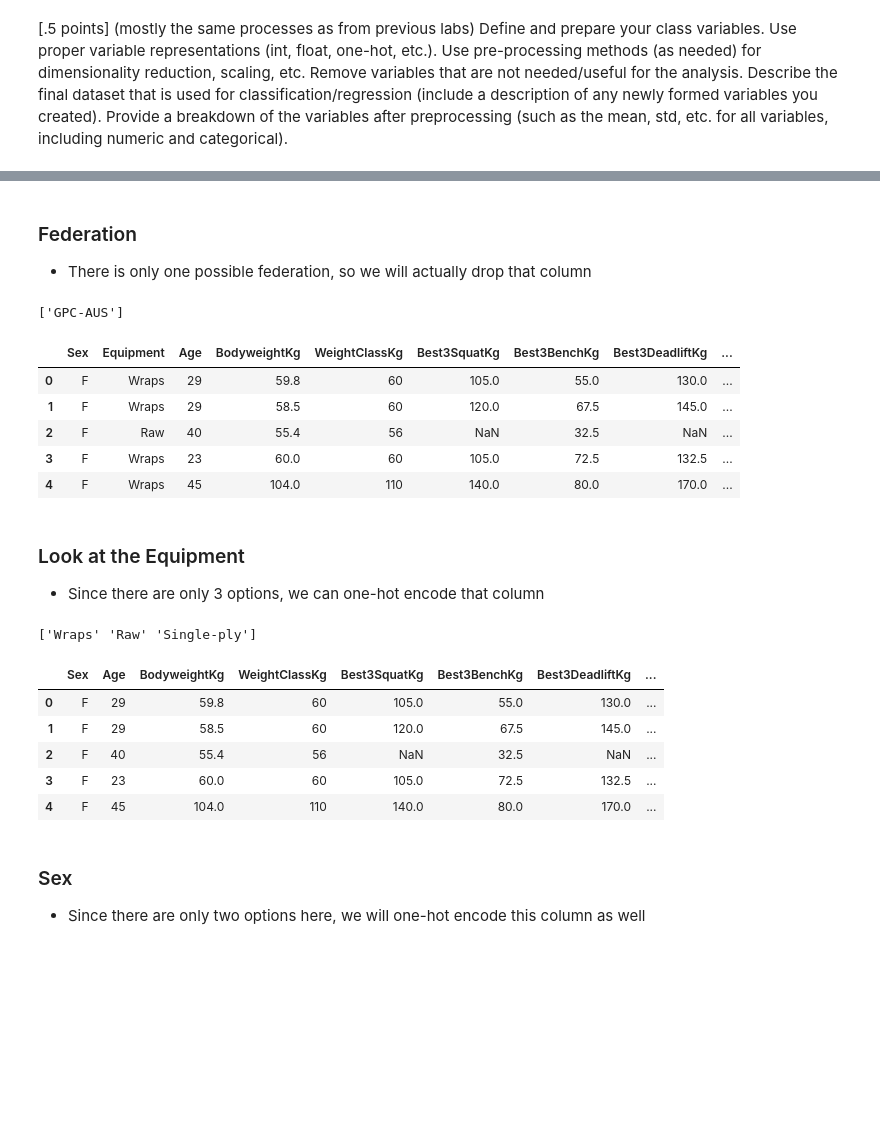
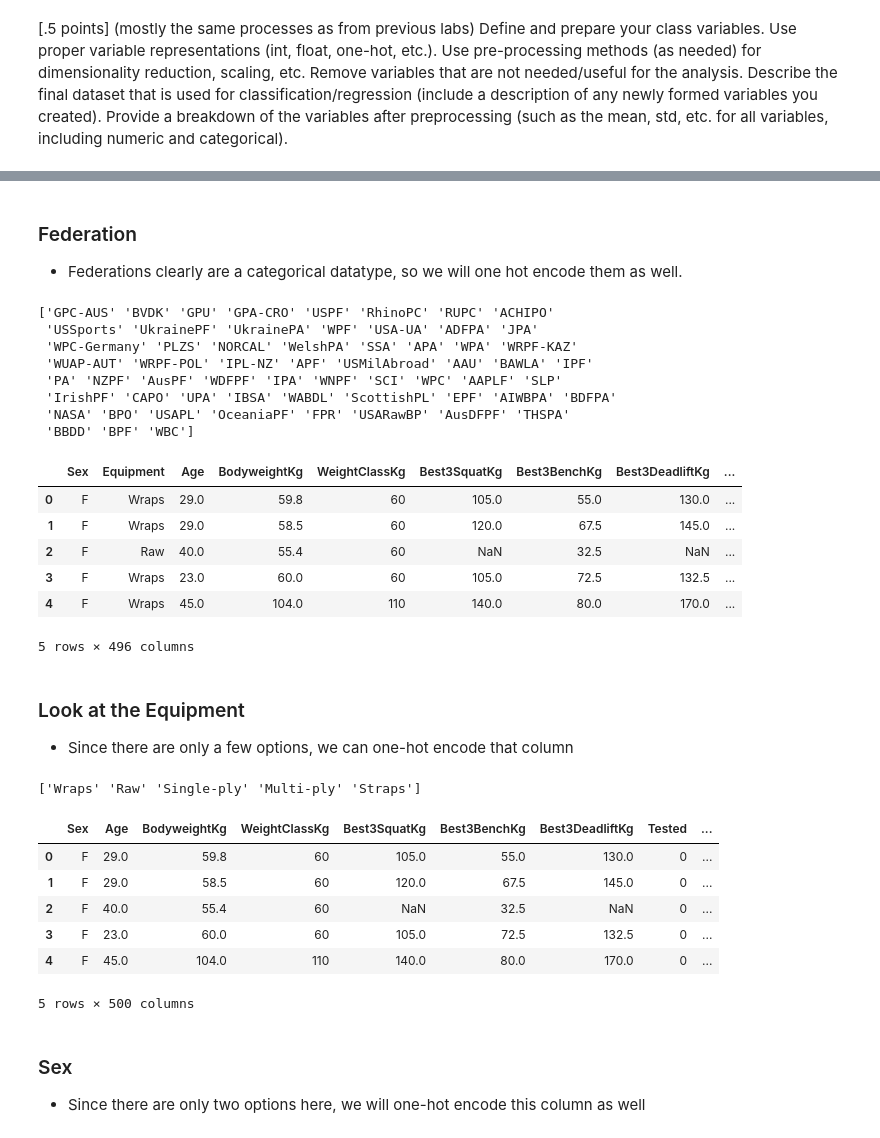
Before and after one commit to calebm00re/S22-ml03, a Jupyter notebook: notebook.ipynb, the cells around one changed output, grey strips where cells are left out. Saved outputs shown, nothing was run; the diff lists cells and outputs as text; code cells hidden in the pictures; blank space fills up the shorter version.

```diff
--- a/notebook.ipynb
+++ b/notebook.ipynb
@@ -149,6 +150,6 @@ cols_to_drop = [
 # %%
 # lets look at the data
-df = pd.read_csv('data/openpowerlifting.csv', nrows=100)
+df = pd.read_csv('./data/openpowerlifting.csv', nrows=100000)
 # Drop the columns we don't need
 df = df.drop(cols_to_drop, axis=1)
 print(df.shape)
@@ -176,0 +170,23 @@ print(len(df['WeightClassKg'].unique()))
+# %%
+# Lets look at some unique values that might be worth encoding, specifically our weight classes
+print(df['WeightClassKg'].unique())
+print(len(df['WeightClassKg'].unique()))
+
+# Remove all rows with a NaN value for weight class, since that is the value we are trying to predict
+df = df.dropna(subset=['WeightClassKg'])
+
+# All the rows with a + at the end do not give us enough information to predict the weight class.
+# We will remove them
+df = df[~df['WeightClassKg'].str.contains('\+')]
+
+# Convert to float
+df['WeightClassKg'] = df['WeightClassKg'].astype(float)
+
+# Convert all values between factors of ten rounded up to the nearest factor of ten
+df['WeightClassKg'] = df['WeightClassKg'].apply(lambda x: 10 * round(x / 10))
+
+# Make it a string again so that it can be treated as a categorical variable
+df['WeightClassKg'] = df['WeightClassKg'].astype(str)
+
+# look at it real quick
+print(df['WeightClassKg'].unique())
@@ -177,6 +210,8 @@ print(len(df['WeightClassKg'].unique()))
 # %%
 print(df['Tested'].unique())
-df = df.drop('Tested', axis=1)
+# Convert NaN to 0, and 'Yes' to 1
+df['Tested'] = df['Tested'].fillna(0)
+df['Tested'] = df['Tested'].replace('Yes', 1)
 
 df.head()
 # %% [output]
@@ -207,23 +259,31 @@ df.head()
-# %% [markdown]
-### Federation
-* There is only one possible federation, so we will actually drop that column
+# %% [markdown]
+### Federation
+* Federations clearly are a categorical datatype, so we will one hot encode them as well.
 # %%
 print(df['Federation'].unique())
 
-# Drop the column
-df = df.drop('Federation', axis=1)
+# One Hot Encode the Federation column
+df = pd.get_dummies(df, columns=['Federation'])
 df.head()
 # %% [output]
-['GPC-AUS']
+['GPC-AUS' 'BVDK' 'GPU' 'GPA-CRO' 'USPF' 'RhinoPC' 'RUPC' 'ACHIPO'
+ 'USSports' 'UkrainePF' 'UkrainePA' 'WPF' 'USA-UA' 'ADFPA' 'JPA'
+ 'WPC-Germany' 'PLZS' 'NORCAL' 'WelshPA' 'SSA' 'APA' 'WPA' 'WRPF-KAZ'
+ 'WUAP-AUT' 'WRPF-POL' 'IPL-NZ' 'APF' 'USMilAbroad' 'AAU' 'BAWLA' 'IPF'
+ 'PA' 'NZPF' 'AusPF' 'WDFPF' 'IPA' 'WNPF' 'SCI' 'WPC' 'AAPLF' 'SLP'
+ 'IrishPF' 'CAPO' 'UPA' 'IBSA' 'WABDL' 'ScottishPL' 'EPF' 'AIWBPA' 'BDFPA'
+ 'NASA' 'BPO' 'USAPL' 'OceaniaPF' 'FPR' 'USARawBP' 'AusDFPF' 'THSPA'
+ 'BBDD' 'BPF' 'WBC']
 |  | Sex | Equipment | Age | BodyweightKg | WeightClassKg | Best3SquatKg | Best3BenchKg | Best3DeadliftKg | ... |
-| 0 | F | Wraps | 29 | 59.8 | 60 | 105.0 | 55.0 | 130.0 | ... |
-| 1 | F | Wraps | 29 | 58.5 | 60 | 120.0 | 67.5 | 145.0 | ... |
-| 2 | F | Raw | 40 | 55.4 | 56 | NaN | 32.5 | NaN | ... |
-| 3 | F | Wraps | 23 | 60.0 | 60 | 105.0 | 72.5 | 132.5 | ... |
-| 4 | F | Wraps | 45 | 104.0 | 110 | 140.0 | 80.0 | 170.0 | ... |
+| 0 | F | Wraps | 29.0 | 59.8 | 60 | 105.0 | 55.0 | 130.0 | ... |
+| 1 | F | Wraps | 29.0 | 58.5 | 60 | 120.0 | 67.5 | 145.0 | ... |
+| 2 | F | Raw | 40.0 | 55.4 | 60 | NaN | 32.5 | NaN | ... |
+| 3 | F | Wraps | 23.0 | 60.0 | 60 | 105.0 | 72.5 | 132.5 | ... |
+| 4 | F | Wraps | 45.0 | 104.0 | 110 | 140.0 | 80.0 | 170.0 | ... |
+5 rows × 496 columns
 # %% [markdown]
 ### Look at the Equipment
-* Since there are only 3 options, we can one-hot encode that column
+* Since there are only a few options, we can one-hot encode that column
 # %%
 print(df['Equipment'].unique())
 
@@ -231,13 +291,14 @@ print(df['Equipment'].unique())
 df = pd.get_dummies(df, columns=['Equipment'])
 df.head()
 # %% [output]
-['Wraps' 'Raw' 'Single-ply']
+['Wraps' 'Raw' 'Single-ply' 'Multi-ply' 'Straps']
-|  | Sex | Age | BodyweightKg | WeightClassKg | Best3SquatKg | Best3BenchKg | Best3DeadliftKg | ... |
-| 0 | F | 29 | 59.8 | 60 | 105.0 | 55.0 | 130.0 | ... |
-| 1 | F | 29 | 58.5 | 60 | 120.0 | 67.5 | 145.0 | ... |
-| 2 | F | 40 | 55.4 | 56 | NaN | 32.5 | NaN | ... |
-| 3 | F | 23 | 60.0 | 60 | 105.0 | 72.5 | 132.5 | ... |
-| 4 | F | 45 | 104.0 | 110 | 140.0 | 80.0 | 170.0 | ... |
+|  | Sex | Age | BodyweightKg | WeightClassKg | Best3SquatKg | Best3BenchKg | Best3DeadliftKg | Tested | ... |
+| 0 | F | 29.0 | 59.8 | 60 | 105.0 | 55.0 | 130.0 | 0 | ... |
+| 1 | F | 29.0 | 58.5 | 60 | 120.0 | 67.5 | 145.0 | 0 | ... |
+| 2 | F | 40.0 | 55.4 | 60 | NaN | 32.5 | NaN | 0 | ... |
+| 3 | F | 23.0 | 60.0 | 60 | 105.0 | 72.5 | 132.5 | 0 | ... |
+| 4 | F | 45.0 | 104.0 | 110 | 140.0 | 80.0 | 170.0 | 0 | ... |
+5 rows × 500 columns
 # %% [markdown]
 ### Sex
 * Since there are only two options here, we will one-hot encode this column as well
```
Also changed, not shown: parts of 27 cells of this notebook.
